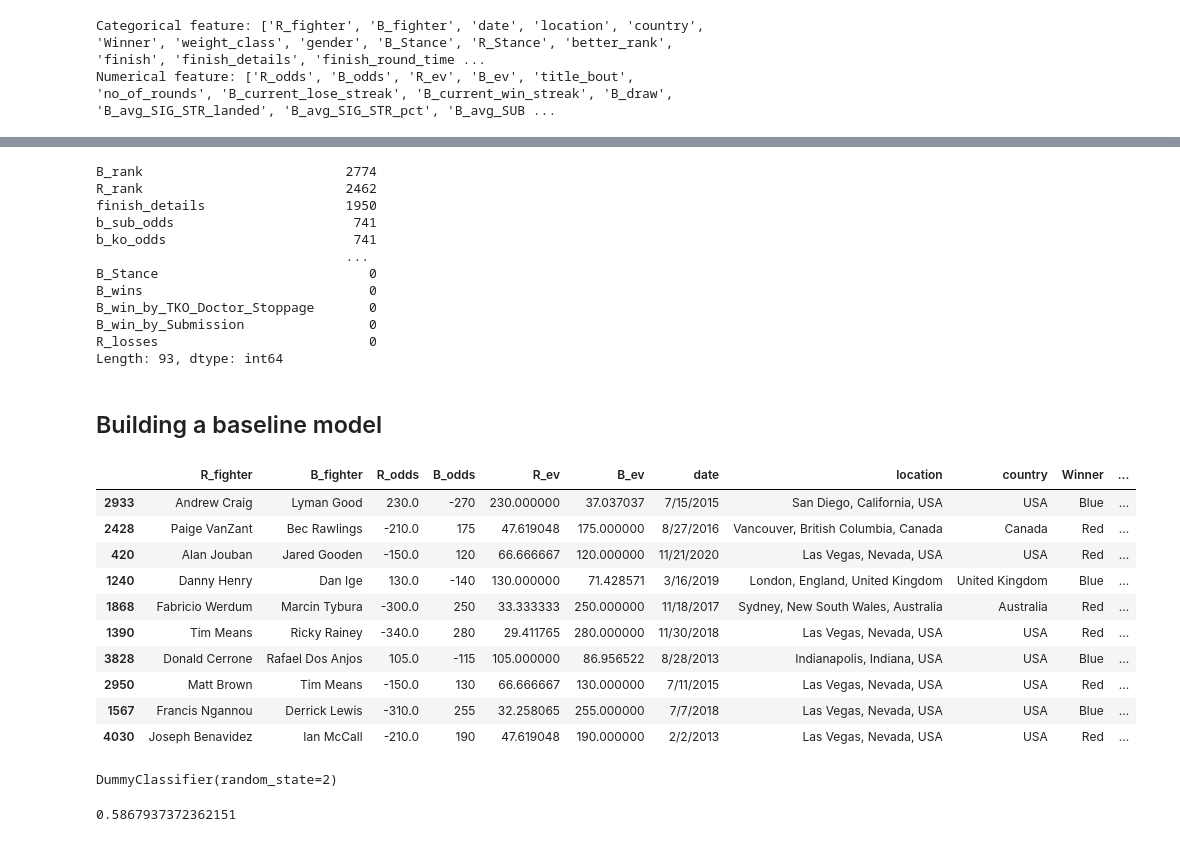
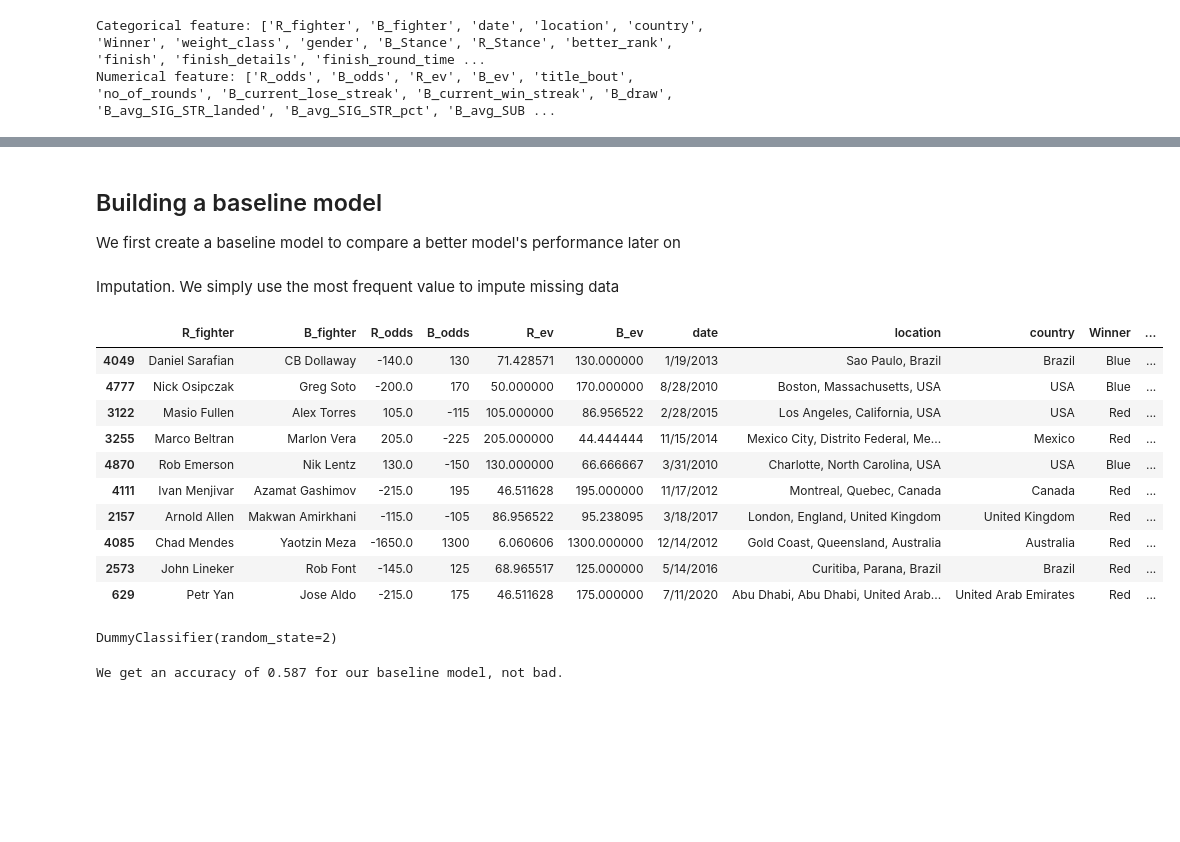
Before and after one commit to MikeSpa/ufc, a Jupyter notebook: fight-prediction-baseline-model.ipynb, the cells around one changed output, grey strips where cells are left out. Cells and saved outputs as stored; diff of their text form; code cells hidden in the pictures; blank space fills up the shorter version.

Commit message:
clean baseline model notebook

```diff
--- a/fight-prediction.ipynb
+++ b/fight-prediction-baseline-model.ipynb
@@ -102,45 +110,41 @@ print(label)
 # %%
 X_train, X_valid, y_train, y_valid = train_test_split(df, label, random_state = 2, test_size = 0.3)
-# %%
-X_train.isnull().sum().sort_values(ascending=False)
-# %% [output]
-B_rank                          2774
-R_rank                          2462
-finish_details                  1950
-b_sub_odds                       741
-b_ko_odds                        741
-                                ...
-B_Stance                           0
-B_wins                             0
-B_win_by_TKO_Doctor_Stoppage       0
-B_win_by_Submission                0
-R_losses                           0
-Length: 93, dtype: int64
-# %% [markdown]
-## Building a baseline model
+# %% [markdown]
+## Building a baseline model
+
+We first create a baseline model to compare a better model's performance later on
+# %% [markdown]
+Imputation. We simply use the most frequent value to impute missing data
 # %%
+enc = LabelEncoder()
+for i in df[categorical_features]:
+    #using astype(str) to avoid columns with 'float and str' to throw errors
+    df[i] = enc.fit_transform(df[i].astype(str))
+
+#Numerical feature
 imp = SimpleImputer(strategy='most_frequent')
 imp.fit(X_train[numeric_features])
 imp.transform(X_train[numeric_features]).shape
 X_valid[numeric_features] = imp.transform(X_valid[numeric_features])
 
+#Categorical feature
 cat_imp = SimpleImputer(strategy = 'most_frequent')
 cat_imp.fit(X_train[categorical_features])
 X_train[categorical_features] = cat_imp.transform(X_train[categorical_features])
 X_valid[categorical_features] = cat_imp.transform(X_valid[categorical_features])
 X_train.sample(10)
 # %% [output]
 |  | R_fighter | B_fighter | R_odds | B_odds | R_ev | B_ev | date | location | country | Winner | ... |
-| 2933 | Andrew Craig | Lyman Good | 230.0 | -270 | 230.000000 | 37.037037 | 7/15/2015 | San Diego, California, USA | USA | Blue | ... |
-| 2428 | Paige VanZant | Bec Rawlings | -210.0 | 175 | 47.619048 | 175.000000 | 8/27/2016 | Vancouver, British Columbia, Canada | Canada | Red | ... |
-| 420 | Alan Jouban | Jared Gooden | -150.0 | 120 | 66.666667 | 120.000000 | 11/21/2020 | Las Vegas, Nevada, USA | USA | Red | ... |
-| 1240 | Danny Henry | Dan Ige | 130.0 | -140 | 130.000000 | 71.428571 | 3/16/2019 | London, England, United Kingdom | United Kingdom | Blue | ... |
-| 1868 | Fabricio Werdum | Marcin Tybura | -300.0 | 250 | 33.333333 | 250.000000 | 11/18/2017 | Sydney, New South Wales, Australia | Australia | Red | ... |
-| 1390 | Tim Means | Ricky Rainey | -340.0 | 280 | 29.411765 | 280.000000 | 11/30/2018 | Las Vegas, Nevada, USA | USA | Red | ... |
-| 3828 | Donald Cerrone | Rafael Dos Anjos | 105.0 | -115 | 105.000000 | 86.956522 | 8/28/2013 | Indianapolis, Indiana, USA | USA | Blue | ... |
-| 2950 | Matt Brown | Tim Means | -150.0 | 130 | 66.666667 | 130.000000 | 7/11/2015 | Las Vegas, Nevada, USA | USA | Red | ... |
-| 1567 | Francis Ngannou | Derrick Lewis | -310.0 | 255 | 32.258065 | 255.000000 | 7/7/2018 | Las Vegas, Nevada, USA | USA | Blue | ... |
-| 4030 | Joseph Benavidez | Ian McCall | -210.0 | 190 | 47.619048 | 190.000000 | 2/2/2013 | Las Vegas, Nevada, USA | USA | Red | ... |
+| 4049 | Daniel Sarafian | CB Dollaway | -140.0 | 130 | 71.428571 | 130.000000 | 1/19/2013 | Sao Paulo, Brazil | Brazil | Blue | ... |
+| 4777 | Nick Osipczak | Greg Soto | -200.0 | 170 | 50.000000 | 170.000000 | 8/28/2010 | Boston, Massachusetts, USA | USA | Blue | ... |
+| 3122 | Masio Fullen | Alex Torres | 105.0 | -115 | 105.000000 | 86.956522 | 2/28/2015 | Los Angeles, California, USA | USA | Red | ... |
+| 3255 | Marco Beltran | Marlon Vera | 205.0 | -225 | 205.000000 | 44.444444 | 11/15/2014 | Mexico City, Distrito Federal, Me... | Mexico | Red | ... |
+| 4870 | Rob Emerson | Nik Lentz | 130.0 | -150 | 130.000000 | 66.666667 | 3/31/2010 | Charlotte, North Carolina, USA | USA | Blue | ... |
+| 4111 | Ivan Menjivar | Azamat Gashimov | -215.0 | 195 | 46.511628 | 195.000000 | 11/17/2012 | Montreal, Quebec, Canada | Canada | Red | ... |
+| 2157 | Arnold Allen | Makwan Amirkhani | -115.0 | -105 | 86.956522 | 95.238095 | 3/18/2017 | London, England, United Kingdom | United Kingdom | Red | ... |
+| 4085 | Chad Mendes | Yaotzin Meza | -1650.0 | 1300 | 6.060606 | 1300.000000 | 12/14/2012 | Gold Coast, Queensland, Australia | Australia | Red | ... |
+| 2573 | John Lineker | Rob Font | -145.0 | 125 | 68.965517 | 125.000000 | 5/14/2016 | Curitiba, Parana, Brazil | Brazil | Red | ... |
+| 629 | Petr Yan | Jose Aldo | -215.0 | 175 | 46.511628 | 175.000000 | 7/11/2020 | Abu Dhabi, Abu Dhabi, United Arab... | United Arab Emirates | Red | ... |
 # %%
 base_model = DummyClassifier(random_state=2)
 base_model.fit(X_train,y_train)
@@ -148,6 +152,6 @@ base_model.fit(X_train,y_train)
 DummyClassifier(random_state=2)
 # %%
 preds = base_model.predict(X_valid)
-accuracy_score(y_valid, preds)
+print(f"We get an accuracy of {round(accuracy_score(y_valid, preds),3)} for our baseline model, not bad.")
 # %% [output]
-0.5867937372362151
+We get an accuracy of 0.587 for our baseline model, not bad.
```
Also changed, not shown: parts of 11 cells of this notebook, 1 other file.
